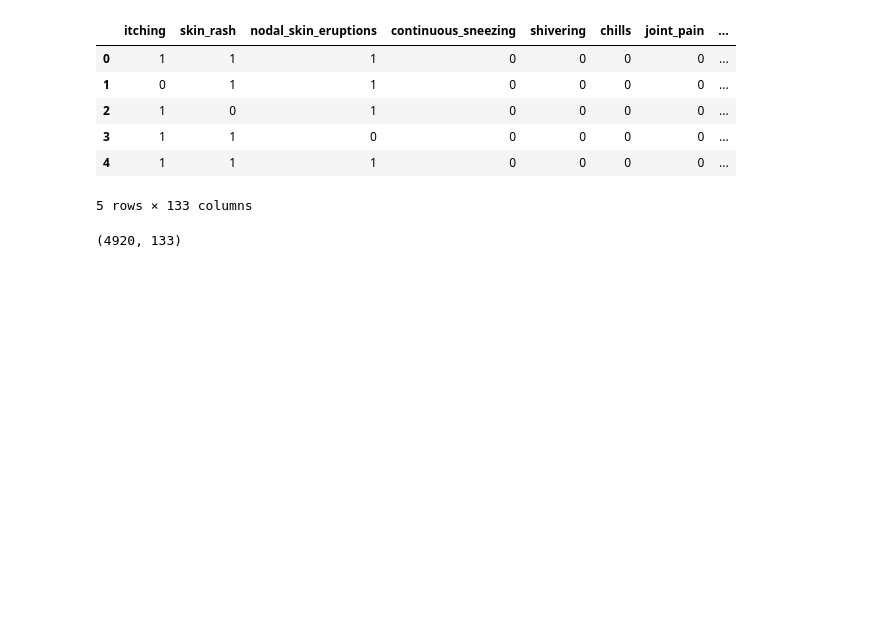
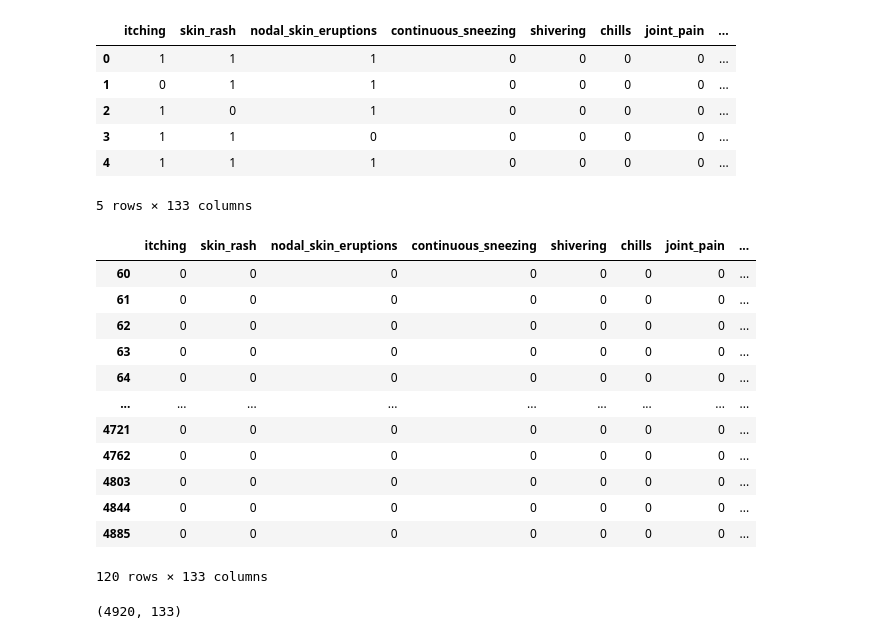
Before and after one commit to NaveenSa98/MedicineRecommendationProject, a Jupyter notebook: notebook/model.ipynb, the cells around one changed output. Drawn from its saved outputs; the diff is of its cells as text; code cells hidden in the pictures; blank space fills up the shorter version.

```diff
--- a/notebook/model.ipynb
+++ b/notebook/model.ipynb
@@ -15,6 +15,22 @@ df.head()
 | 3 | 1 | 1 | 0 | 0 | 0 | 0 | 0 | ... |
 | 4 | 1 | 1 | 1 | 0 | 0 | 0 | 0 | ... |
 5 rows × 133 columns
+# %%
+df[df['prognosis'] == 'AIDS']
+# %% [output]
+|  | itching | skin_rash | nodal_skin_eruptions | continuous_sneezing | shivering | chills | joint_pain | ... |
+| 60 | 0 | 0 | 0 | 0 | 0 | 0 | 0 | ... |
+| 61 | 0 | 0 | 0 | 0 | 0 | 0 | 0 | ... |
+| 62 | 0 | 0 | 0 | 0 | 0 | 0 | 0 | ... |
+| 63 | 0 | 0 | 0 | 0 | 0 | 0 | 0 | ... |
+| 64 | 0 | 0 | 0 | 0 | 0 | 0 | 0 | ... |
+| ... | ... | ... | ... | ... | ... | ... | ... | ... |
+| 4721 | 0 | 0 | 0 | 0 | 0 | 0 | 0 | ... |
+| 4762 | 0 | 0 | 0 | 0 | 0 | 0 | 0 | ... |
+| 4803 | 0 | 0 | 0 | 0 | 0 | 0 | 0 | ... |
+| 4844 | 0 | 0 | 0 | 0 | 0 | 0 | 0 | ... |
+| 4885 | 0 | 0 | 0 | 0 | 0 | 0 | 0 | ... |
+120 rows × 133 columns
 # %%
 df.shape
 # %% [output]
```
Also changed, not shown: parts of 3 cells of this notebook, 7 other files.
